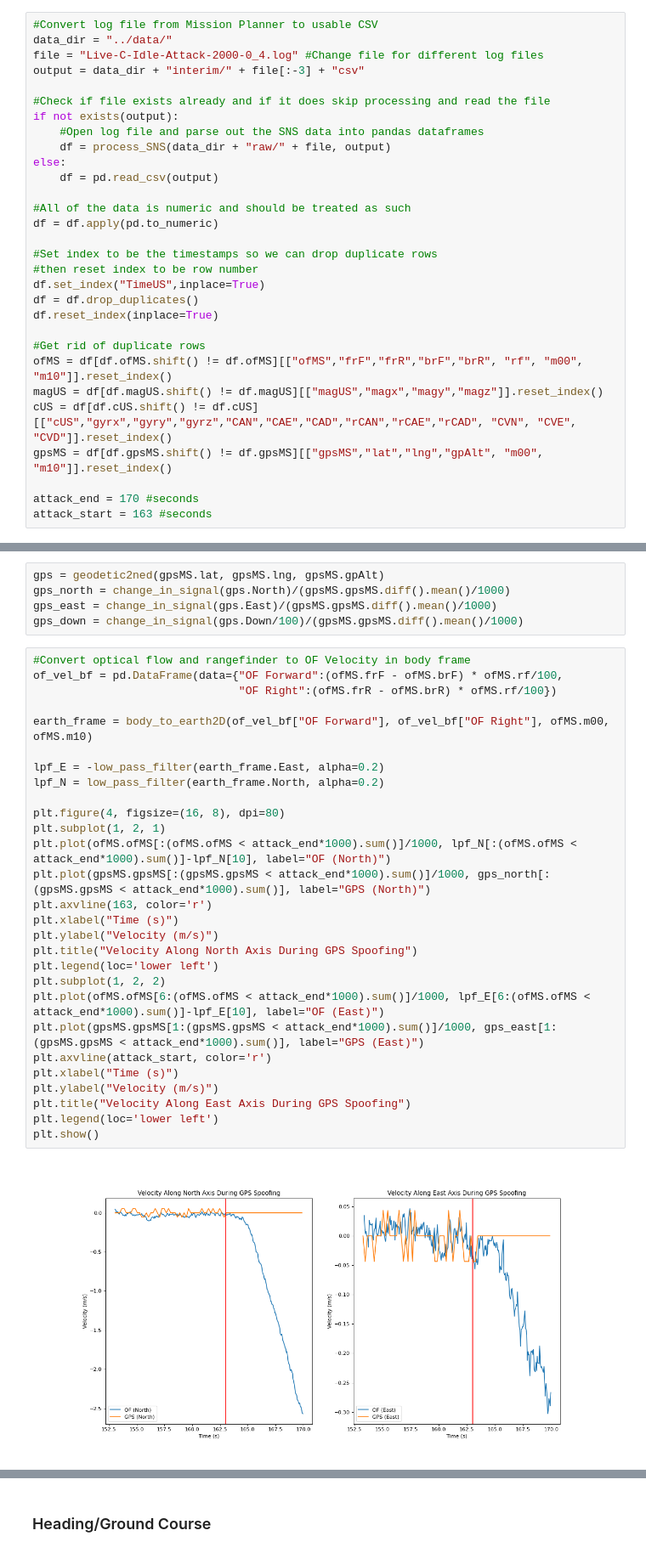
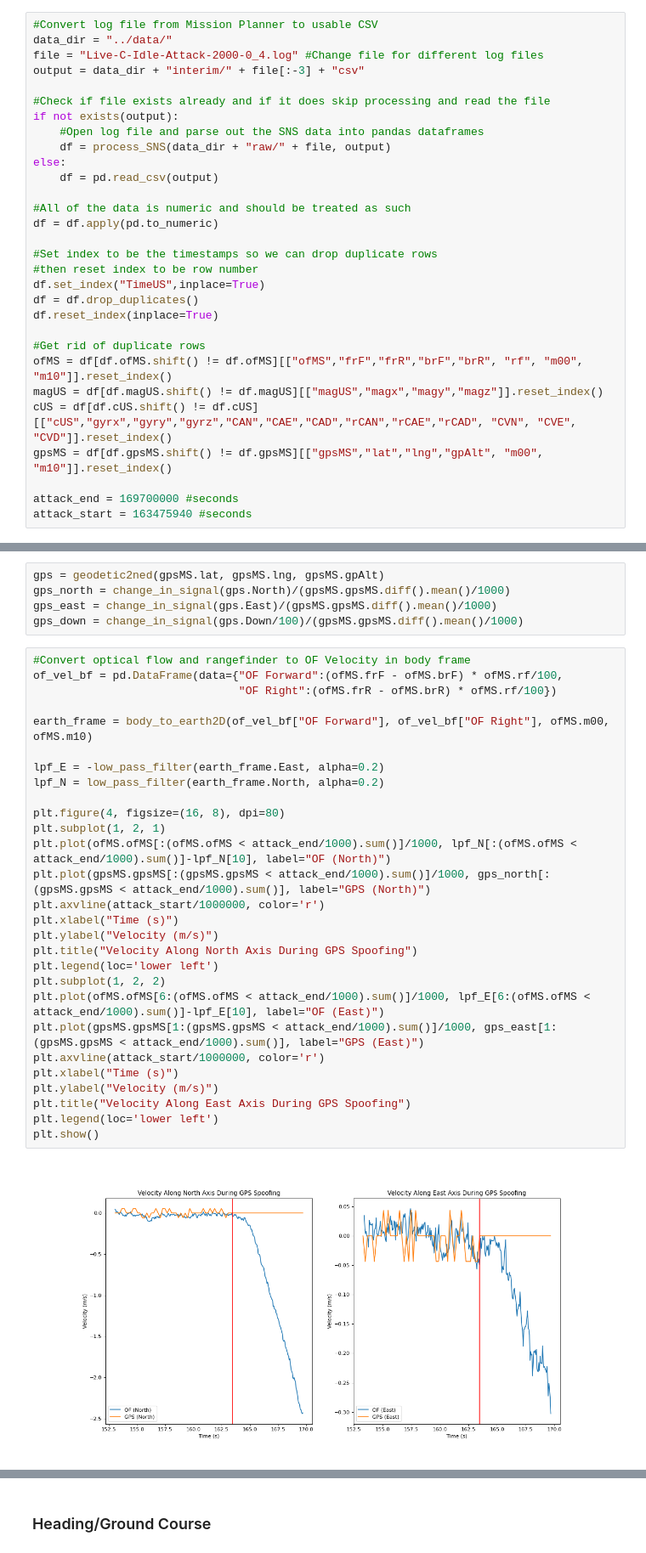
Before and after one commit to BaileySri/Practical-Software-Defense-for-GPS-Spoofing-on-a-Hobby-UAV-Offline, a Jupyter notebook: notebooks/1.0-bks-GPS.ipynb, the cells around one changed output, grey strips where cells are left out. Shown at 85% size. Cells and saved outputs as stored; diff of their text form.

```diff
--- a/notebooks/1.0-bks-GPS.ipynb
+++ b/notebooks/1.0-bks-GPS.ipynb
@@ -175,8 +173,8 @@ magUS = df[df.magUS.shift() != df.magUS][["magUS","magx","magy","magz"]].reset_i
 cUS = df[df.cUS.shift() != df.cUS][["cUS","gyrx","gyry","gyrz","CAN","CAE","CAD","rCAN","rCAE","rCAD", "CVN", "CVE", "CVD"]].reset_index()
 gpsMS = df[df.gpsMS.shift() != df.gpsMS][["gpsMS","lat","lng","gpAlt", "m00", "m10"]].reset_index()
 
-attack_end = 170 #seconds
-attack_start = 163 #seconds
+attack_end = 169700000 #seconds
+attack_start = 163475940 #seconds
 # %% [markdown]
 ### Velocity
 # %%
@@ -187,31 +185,31 @@ gps_down = change_in_signal(gps.Down/100)/(gpsMS.gpsMS.diff().mean()/1000)
 # %%
 #Convert optical flow and rangefinder to OF Velocity in body frame
 of_vel_bf = pd.DataFrame(data={"OF Forward":(ofMS.frF - ofMS.brF) * ofMS.rf/100,
                                "OF Right":(ofMS.frR - ofMS.brR) * ofMS.rf/100})
 
 earth_frame = body_to_earth2D(of_vel_bf["OF Forward"], of_vel_bf["OF Right"], ofMS.m00, ofMS.m10)
 
 lpf_E = -low_pass_filter(earth_frame.East, alpha=0.2)
 lpf_N = low_pass_filter(earth_frame.North, alpha=0.2)
 
 plt.figure(4, figsize=(16, 8), dpi=80)
 plt.subplot(1, 2, 1)
-plt.plot(ofMS.ofMS[:(ofMS.ofMS < attack_end*1000).sum()]/1000, lpf_N[:(ofMS.ofMS < attack_end*1000).sum()]-lpf_N[10], label="OF (North)")
-plt.plot(gpsMS.gpsMS[:(gpsMS.gpsMS < attack_end*1000).sum()]/1000, gps_north[:(gpsMS.gpsMS < attack_end*1000).sum()], label="GPS (North)")
-plt.axvline(163, color='r')
+plt.plot(ofMS.ofMS[:(ofMS.ofMS < attack_end/1000).sum()]/1000, lpf_N[:(ofMS.ofMS < attack_end/1000).sum()]-lpf_N[10], label="OF (North)")
+plt.plot(gpsMS.gpsMS[:(gpsMS.gpsMS < attack_end/1000).sum()]/1000, gps_north[:(gpsMS.gpsMS < attack_end/1000).sum()], label="GPS (North)")
+plt.axvline(attack_start/1000000, color='r')
 plt.xlabel("Time (s)")
 plt.ylabel("Velocity (m/s)")
 plt.title("Velocity Along North Axis During GPS Spoofing")
 plt.legend(loc='lower left')
 plt.subplot(1, 2, 2)
-plt.plot(ofMS.ofMS[6:(ofMS.ofMS < attack_end*1000).sum()]/1000, lpf_E[6:(ofMS.ofMS < attack_end*1000).sum()]-lpf_E[10], label="OF (East)")
-plt.plot(gpsMS.gpsMS[1:(gpsMS.gpsMS < attack_end*1000).sum()]/1000, gps_east[1:(gpsMS.gpsMS < attack_end*1000).sum()], label="GPS (East)")
-plt.axvline(attack_start, color='r')
+plt.plot(ofMS.ofMS[6:(ofMS.ofMS < attack_end/1000).sum()]/1000, lpf_E[6:(ofMS.ofMS < attack_end/1000).sum()]-lpf_E[10], label="OF (East)")
+plt.plot(gpsMS.gpsMS[1:(gpsMS.gpsMS < attack_end/1000).sum()]/1000, gps_east[1:(gpsMS.gpsMS < attack_end/1000).sum()], label="GPS (East)")
+plt.axvline(attack_start/1000000, color='r')
 plt.xlabel("Time (s)")
 plt.ylabel("Velocity (m/s)")
 plt.title("Velocity Along East Axis During GPS Spoofing")
 plt.legend(loc='lower left')
 plt.show()
 # %% [output]
-[figure, old version]
+[figure, new version]
 # %% [markdown]
```
Also changed, not shown: parts of 5 cells of this notebook, 1 other file.
